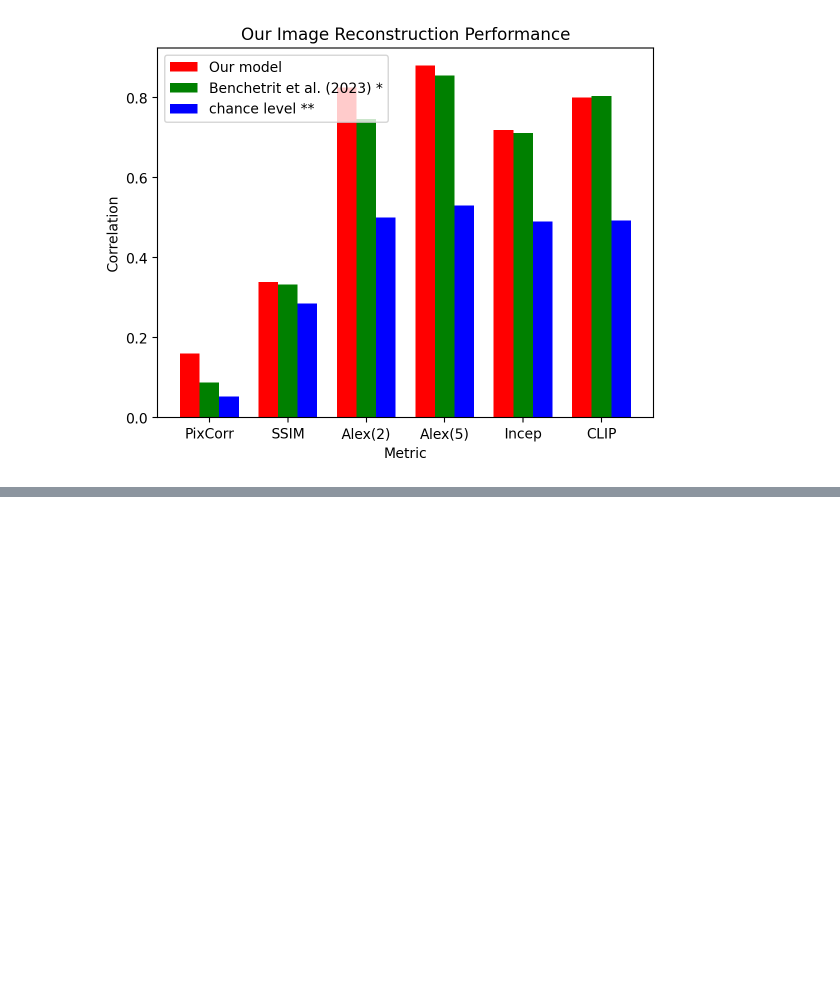
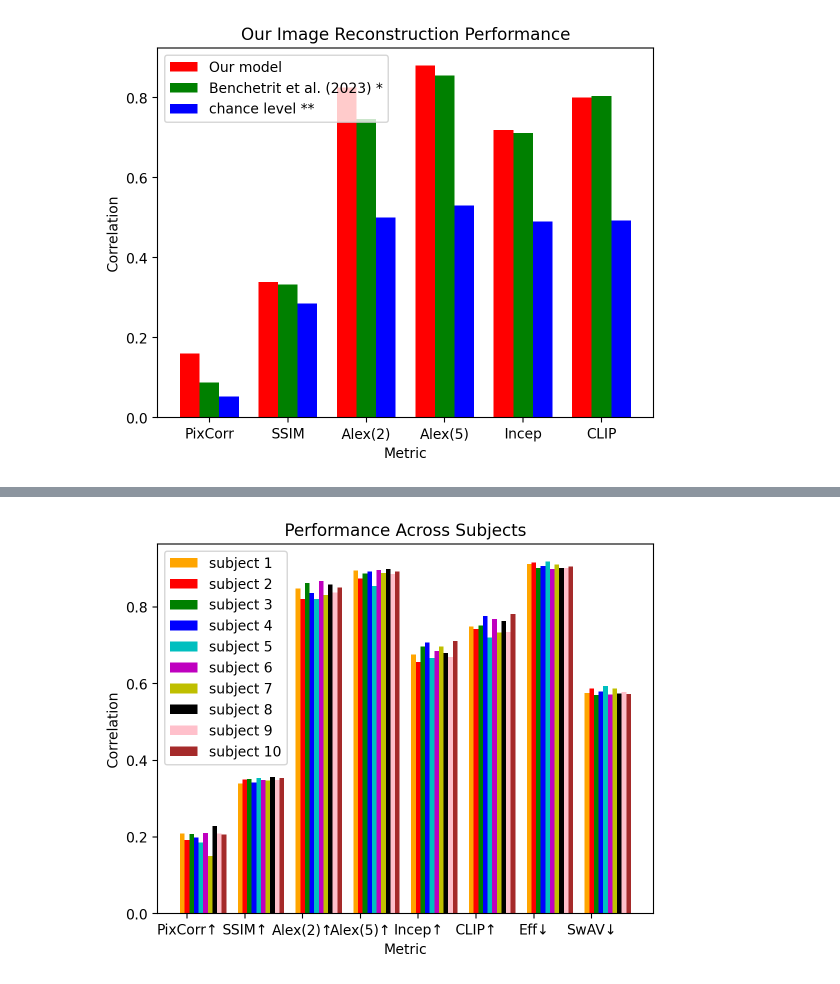
Before and after one commit to desa-lab/EEG-Image-Reconstruction, a Jupyter notebook: thingseeg2_scripts/performance_plots.ipynb, the cells around one changed output, grey strips where cells are left out. Drawn from its saved outputs; the diff is of its cells as text; code cells hidden in the pictures; blank space fills up the shorter version.

Commit message:
Peformance across subjects and attempt at dnn again DNN still didn't work well

```diff
--- a/thingseeg2_scripts/performance_plots.ipynb
+++ b/thingseeg2_scripts/performance_plots.ipynb
@@ -95,3 +183,14 @@ preproc_800ms = np.array([preproc_800ms_pixcorr, preproc_800ms_ssim, preproc_800
+# %%
+preproc10_800ms_pixcorr = 0.20677378967294735
+preproc10_800ms_ssim = 0.3537255118059997
+preproc10_800ms_alexnet_2_corr = 0.8511557788944724
+preproc10_800ms_alexnet_5_corr = 0.8920603015075378
+preproc10_800ms_inceptionv3_avgpool_corr = 0.7116834170854272
+preproc10_800ms_clip_final_corr = 0.7815075376884423
+preproc10_800ms_efficientnet_avgpool_dist = 0.9051812873382005
+preproc10_800ms_swav_avgpool_dist = 0.5725111921876669
+
+preproc10_800ms = np.array([preproc10_800ms_pixcorr, preproc10_800ms_ssim, preproc10_800ms_alexnet_2_corr, preproc10_800ms_alexnet_5_corr, preproc10_800ms_inceptionv3_avgpool_corr, preproc10_800ms_clip_final_corr, preproc10_800ms_efficientnet_avgpool_dist, preproc10_800ms_swav_avgpool_dist])
 # %%
 preproc_800ms_cliptextonly_pixcorr = 0.023471783389911162
 preproc_800ms_cliptextonly_ssim = 0.39118807795088656
@@ -400,0 +566,48 @@ plt.show()
+# %%
+# Define the bar width
+bar_width = 0.08
+
+# Define the x values for the bar plots
+x = np.arange(len(preproc_800ms))
+
+x1 = x
+x2 = [x + bar_width for x in x1]
+x3 = [x + bar_width for x in x2]
+x4 = [x + bar_width for x in x3]
+x5 = [x + bar_width for x in x4]
+x6 = [x + bar_width for x in x5]
+x7 = [x + bar_width for x in x6]
+x8 = [x + bar_width for x in x7]
+x9 = [x + bar_width for x in x8]
+x10 = [x + bar_width for x in x9]
+
+# Plot the bar plots
+plt.bar(x1, preproc_800ms, color='orange', width=bar_width, label='subject 1')
+plt.bar(x2, preproc2_800ms, color='r', width=bar_width, label='subject 2')
+plt.bar(x3, preproc3_800ms, color='g', width=bar_width, label='subject 3')
+plt.bar(x4, preproc4_800ms, color='b', width=bar_width, label='subject 4')
+plt.bar(x5, preproc5_800ms, color='c', width=bar_width, label='subject 5')
+plt.bar(x6, preproc6_800ms, color='m', width=bar_width, label='subject 6')
+plt.bar(x7, preproc7_800ms, color='y', width=bar_width, label='subject 7')
+plt.bar(x8, preproc8_800ms, color='k', width=bar_width, label='subject 8')
+plt.bar(x9, preproc9_800ms, color='pink', width=bar_width, label='subject 9')
+plt.bar(x10, preproc10_800ms, color='brown', width=bar_width, label='subject 10')
+
+
+# Define the labels for the x-axis
+labels = ['PixCorr↑', 'SSIM↑', 'Alex(2)↑', 'Alex(5)↑', 'Incep↑', 'CLIP↑', 'Eff↓', 'SwAV↓']  # replace with your actual labels
+
+# Set the current tick locations and labels of the x-axis
+plt.xticks(x + bar_width, labels)
+
+# Add a legend
+plt.legend()
+
+plt.title('Performance Across Subjects')
+plt.ylabel('Correlation')
+plt.xlabel('Metric')
+
+# Display the plot
+plt.show()
+# %% [output]
+[figure, added]
```
Also changed, not shown: parts of 12 cells of this notebook, 11 other files.
